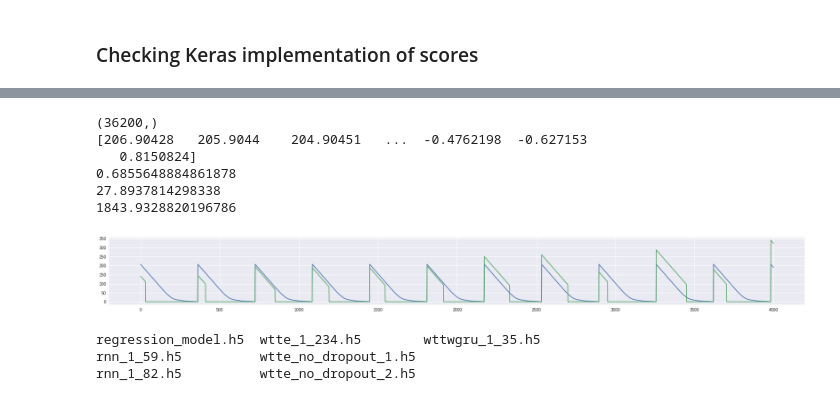
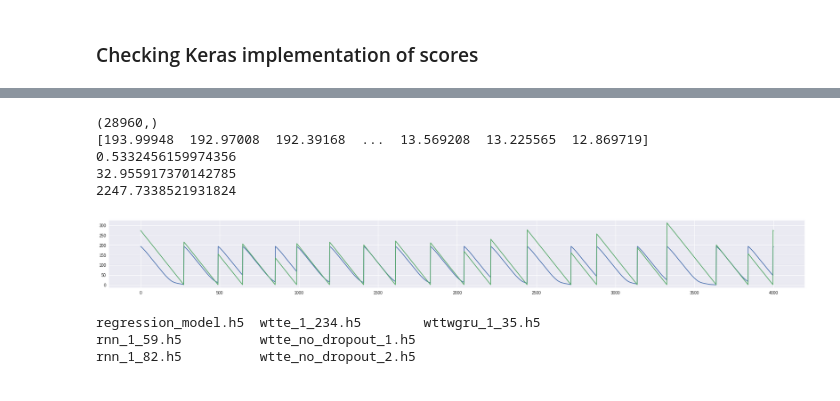
Before and after one commit to Manelmc/rnn-time-to-event, a Jupyter notebook: Turbofan Engine/predictive-maintenance-turbofan-engine.ipynb, the cells around one changed output, grey strips where cells are left out. Cells and saved outputs as stored; diff of their text form; code cells hidden in the pictures.

Commit message:
Many-to-many without time Distributed

```diff
--- a/Turbofan Engine/predictive-maintenance-turbofan-engine.ipynb
+++ b/Turbofan Engine/predictive-maintenance-turbofan-engine.ipynb
@@ -209,7 +209,7 @@ keras.metrics.mae_keras = mae_keras
 from keras.layers import Masking
 from keras.layers.core import Activation
 from keras.models import Sequential
-from keras.layers import Dense, LSTM, TimeDistributed
+from keras.layers import Dense, LSTM, TimeDistributed, RepeatVector, Dropout
 from keras.callbacks import LearningRateScheduler
 
 start = 0.1
@@ -235,24 +235,25 @@ model.add(Masking(mask_value=0., input_shape=(max_batch_len, nb_features)))
 
 model.add(LSTM(
          units=100,
-         recurrent_dropout=0.2,
+         recurrent_dropout=0.5,
          return_sequences=True))
 model.add(LSTM(
          units=50,
-         recurrent_dropout=0.2,
+         recurrent_dropout=0.5,
          return_sequences=False))
+model.add(Dropout(0.2))
 model.add(Dense(units=max_batch_len))
-#model.add(TimeDistributed(Dense(1, activation='relu')))
+#model.add(TimeDistributed(Dense(1)))
 #model.add(Activation("linear"))
-model.compile(loss="mse", optimizer=keras.optimizers.RMSprop(lr=start), metrics=["mae", r2_keras])
+model.compile(loss="mse", optimizer=keras.optimizers.RMSprop(lr=start), metrics=["mae", r2_keras]) #sample_weight_mode="temporal")
 
 print(model.summary())
 
 # fit the network
-history = model.fit(train_X, train_Y.reshape(80, 362), epochs=nb_epoch, batch_size=16, validation_data=(val_X, val_Y.reshape(20, 362)), shuffle=True, verbose=2,
+history = model.fit(train_X, train_Y.reshape(80, 362), epochs=nb_epoch, batch_size=16, validation_data=(val_X, val_Y.reshape(20, 362)), shuffle=True, verbose=2, #sample_weight=batch_weights,
           callbacks = [keras.callbacks.EarlyStopping(monitor='val_loss', min_delta=0, patience=10, verbose=0, mode='min'),
                        keras.callbacks.ModelCheckpoint(baseline_path, monitor='val_loss', save_best_only=True, mode='min', verbose=0),
-                       change_lr
+                      change_lr
                       ]
           )
 
@@ -308,27 +318,26 @@ batch_weights = np.array([[1.]*batch_len + [0.]*(max_batch_len - batch_len) for
 # %%
 %matplotlib inline
 # To validate we remove the right padding
-l = test_Y.flatten()
-y_pred = model.predict(test_X).flatten()
+l = train_Y.flatten()
+y_pred = model.predict(train_X).flatten()
 print l.shape
-#y_true = np.ma.compressed(np.ma.masked_where(l==0, l))
-y_true = l
-#y_pred = np.ma.compressed(np.ma.masked_where(l==0, y_pred))
+y_true = np.ma.compressed(np.ma.masked_where(l==0, l))
+# y_true = l
+y_pred = np.ma.compressed(np.ma.masked_where(l==0, y_pred))
 print y_pred
 print r2_score(y_true, y_pred)
 print mean_absolute_error(y_true, y_pred)
 print mean_squared_error(y_true, y_pred)
 fig = plt.figure()
 fig.add_subplot(1,1,1)
 plt.plot(y_pred[0:4000])
 plt.plot(y_true[0:4000])
 fig.set_size_inches(30,3)
 # %% [output]
-(36200,)
-[206.90428   205.9044    204.90451   ...  -0.4762198  -0.627153
-   0.8150824]
-0.6855648884861878
-27.8937814298338
-1843.9328820196786
+(28960,)
+[193.99948  192.97008  192.39168  ...  13.569208  13.225565  12.869719]
+0.5332456159974356
+32.955917370142785
+2247.7338521931824
-[figure, old version]
+[figure, new version]
 # %%
```
Also changed, not shown: parts of 29 cells of this notebook.
